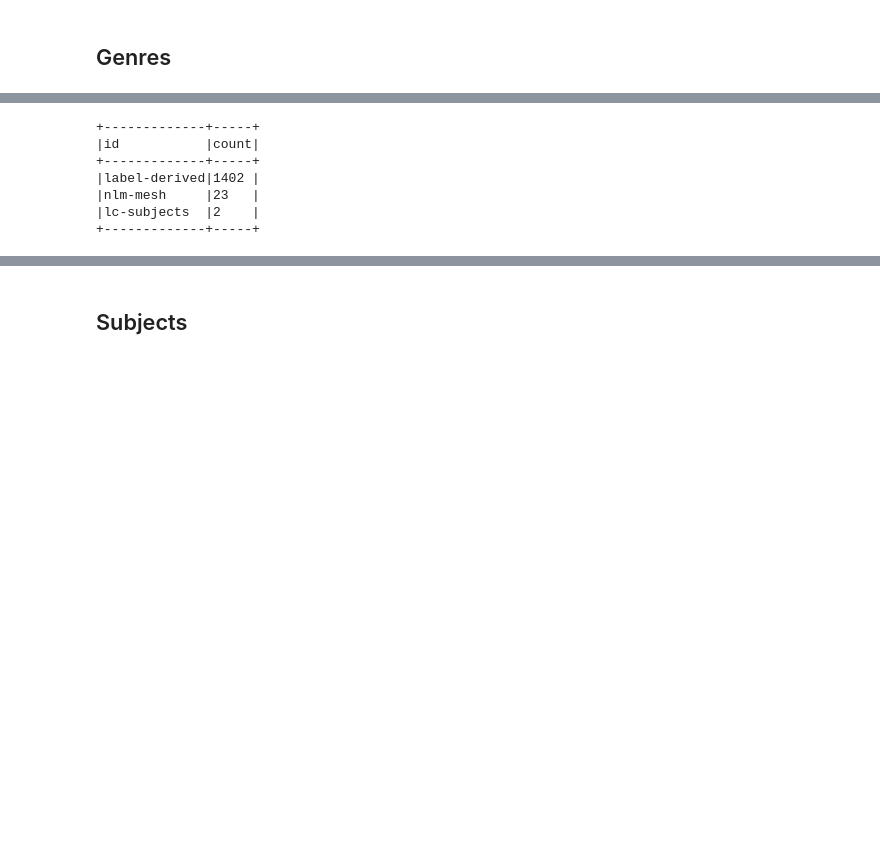
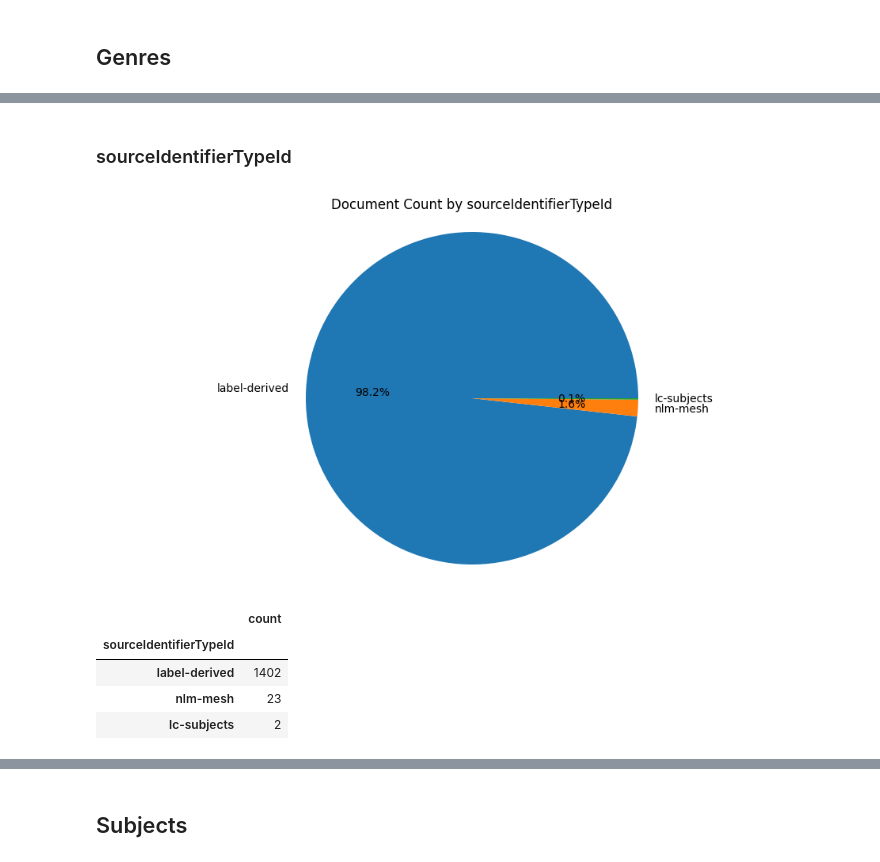
Before and after one commit to danniesim/wc_simd, a Jupyter notebook: notebooks/es_denormalised.ipynb, the cells around one changed output, grey strips where cells are left out. Saved outputs shown, nothing was run; the diff lists cells and outputs as text; code cells hidden in the pictures; blank space fills up the shorter version.

Commit message:
pie charts and breakdowns of source identifier types

```diff
--- a/notebooks/es_denormalised.ipynb
+++ b/notebooks/es_denormalised.ipynb
@@ -499,0 +495,18 @@ Distinct count without CanonicalId 1410
+# %%
+from pyspark.sql import functions as F
+
+# Select document fields without the top-level "document" field
+genres_df = (
+    spark.table("es_works_denormalised").select(F.explode("document.data.genres")).select("col.*")
+    .select(F.explode("concepts")).select("col.*")
+    .select("label", "type", F.col("id.canonicalId").alias("idCanonicalId"), F.col("id.otherIdentifiers").alias("idOtherIdentifiers"), F.col("id.sourceIdentifier").alias("idSourceIdentifier"), F.col("id.type").alias("idType"))
+    # .select("idSourceIdentifier.*")
+    .select("*", F.col("idSourceIdentifier.identifierType").alias("sourceIdentifierIdentifierType"), F.col("idSourceIdentifier.ontologyType").alias("sourceIdentifierOntologyType"), F.col("idSourceIdentifier.value").alias("sourceIdentifierValue")).drop("idSourceIdentifier")
+    .select("*", F.col("sourceIdentifierIdentifierType.id").alias("sourceIdentifierTypeId")).drop("sourceIdentifierIdentifierType")
+    # .drop("otherIdentifiers")
+)
+
+genres_df.show(100, truncate=True)
+print("Distinct count", genres_df.distinct().count())
+print("Distinct count without CanonicalId",
+      genres_df.dropDuplicates(["label", "type"]).count())
@@ -500,10 +533,22 @@ Distinct count without CanonicalId 1410
+# %% [markdown]
+### sourceIdentifierTypeId
 # %%
-genres_df.distinct().groupBy("id").count().orderBy("count", ascending=False).show(50, truncate=False)
+plot_df = genres_df.distinct().groupBy("sourceIdentifierTypeId").count( ).orderBy(
+    "count", ascending=False).toPandas().set_index("sourceIdentifierTypeId")
+
+import matplotlib.pyplot as plt
+
+plt.figure(figsize=(12, 6))
+plt.pie(plot_df["count"], labels=plot_df.index, autopct='%1.1f%%')
+plt.title("Document Count by sourceIdentifierTypeId")
+plt.axis('equal')
+plt.show()
+
+plot_df
 # %% [output]
-+-------------+-----+
-|id           |count|
-+-------------+-----+
-|label-derived|1402 |
-|nlm-mesh     |23   |
-|lc-subjects  |2    |
-+-------------+-----+
+[figure, added]
+|  | count |
+| sourceIdentifierTypeId |  |
+| label-derived | 1402 |
+| nlm-mesh | 23 |
+| lc-subjects | 2 |
```
Also changed, not shown: parts of 24 cells of this notebook.
